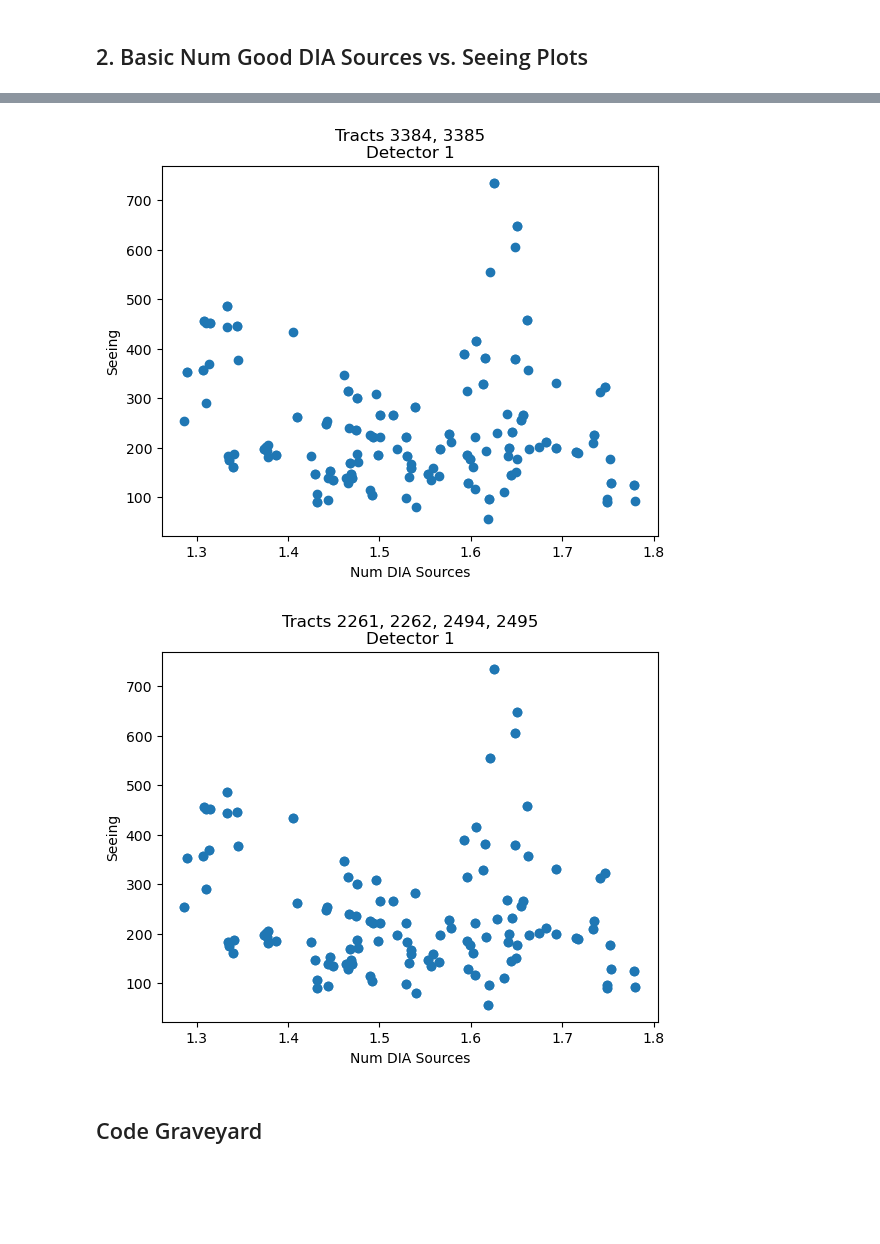
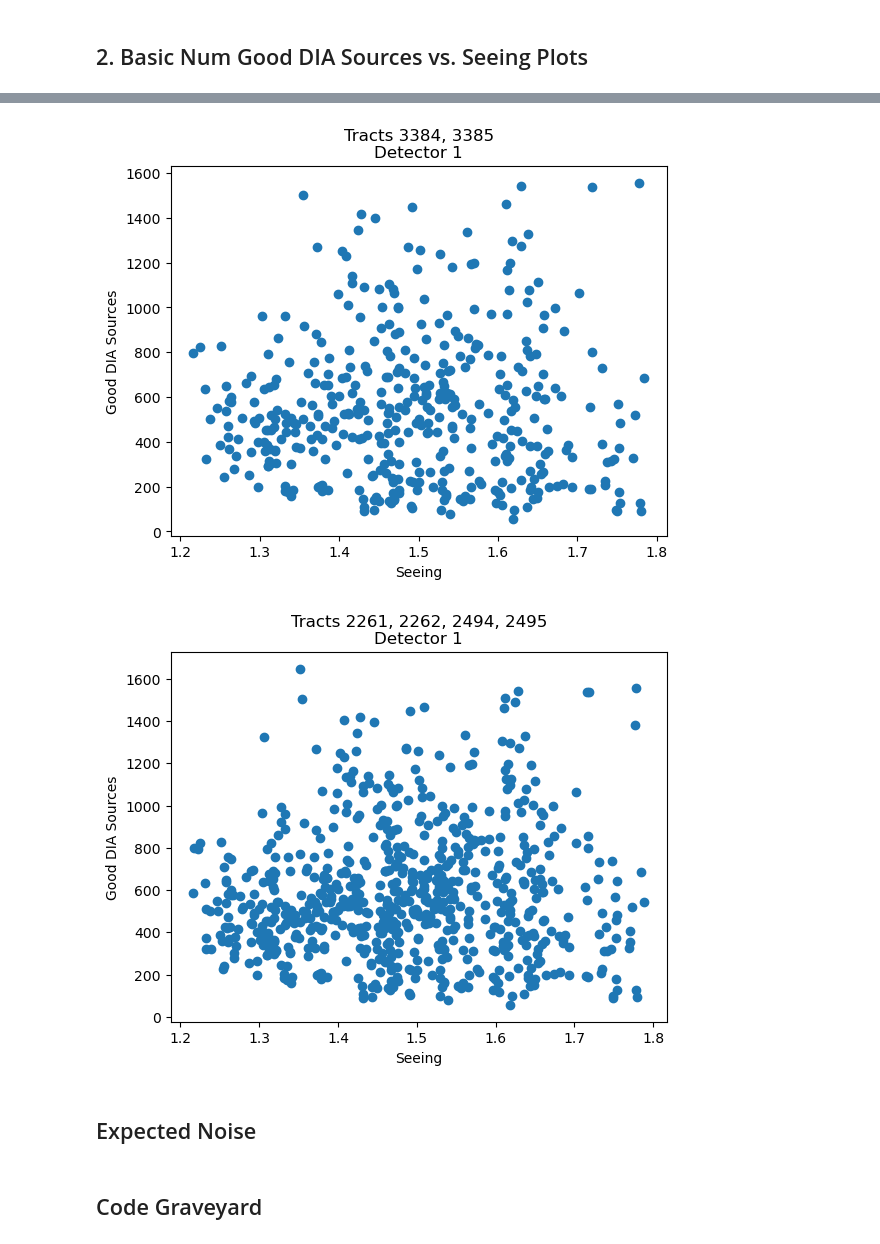
Before and after one commit to lsst-dm/ap_pipe-notebooks, a Jupyter notebook: notebooks/DM-43074-False-Positive-Rates-in-DiaSources.ipynb, the cells around one changed output, grey strips where cells are left out. Drawn from its saved outputs; the diff is of its cells as text; code cells hidden in the pictures; blank space fills up the shorter version.

Commit message:
Fix plotting.

```diff
--- a/notebooks/DM-43074-False-Positive-Rates-in-DiaSources.ipynb
+++ b/notebooks/DM-43074-False-Positive-Rates-in-DiaSources.ipynb
@@ -102,13 +102,12 @@ patchList = [30]
 # %% [markdown]
 ## 2. <a id="section_2">Basic Num Good DIA Sources vs. Seeing Plots</a>
 # %%
-detectors = 0
 seeingList = []
 nGoodDiaSources = []
 
 for detector in range(0,2):
     for group in groups:
-        visitList = getUniqueVisits(collections, group1)
+        visitList = getUniqueVisits(collections, group)
         for visit in visitList:
             goodSeeingStats = getGoodSeeing(butler, visit, detector)
             seeingList.append(goodSeeingStats[0])
@@ -118,6 +117,6 @@ for detector in range(0,2):
         tracts = ', '.join(str(tract) for tract in group)
         plt.scatter(seeingList, nGoodDiaSources)
         plt.title(f'Tracts {tracts}\nDetector {detector}')
-        plt.xlabel('Num DIA Sources')
-        plt.ylabel('Seeing')
+        plt.xlabel('Seeing')
+        plt.ylabel('Good DIA Sources')
 # %% [output]
@@ -126,2 +125,4 @@ for detector in range(0,2):
-[figure, old version]
+[figure, new version]
-[figure, old version]
+[figure, new version]
+# %% [markdown]
+## Expected Noise
```
Also changed, not shown: parts of 4 cells of this notebook.
